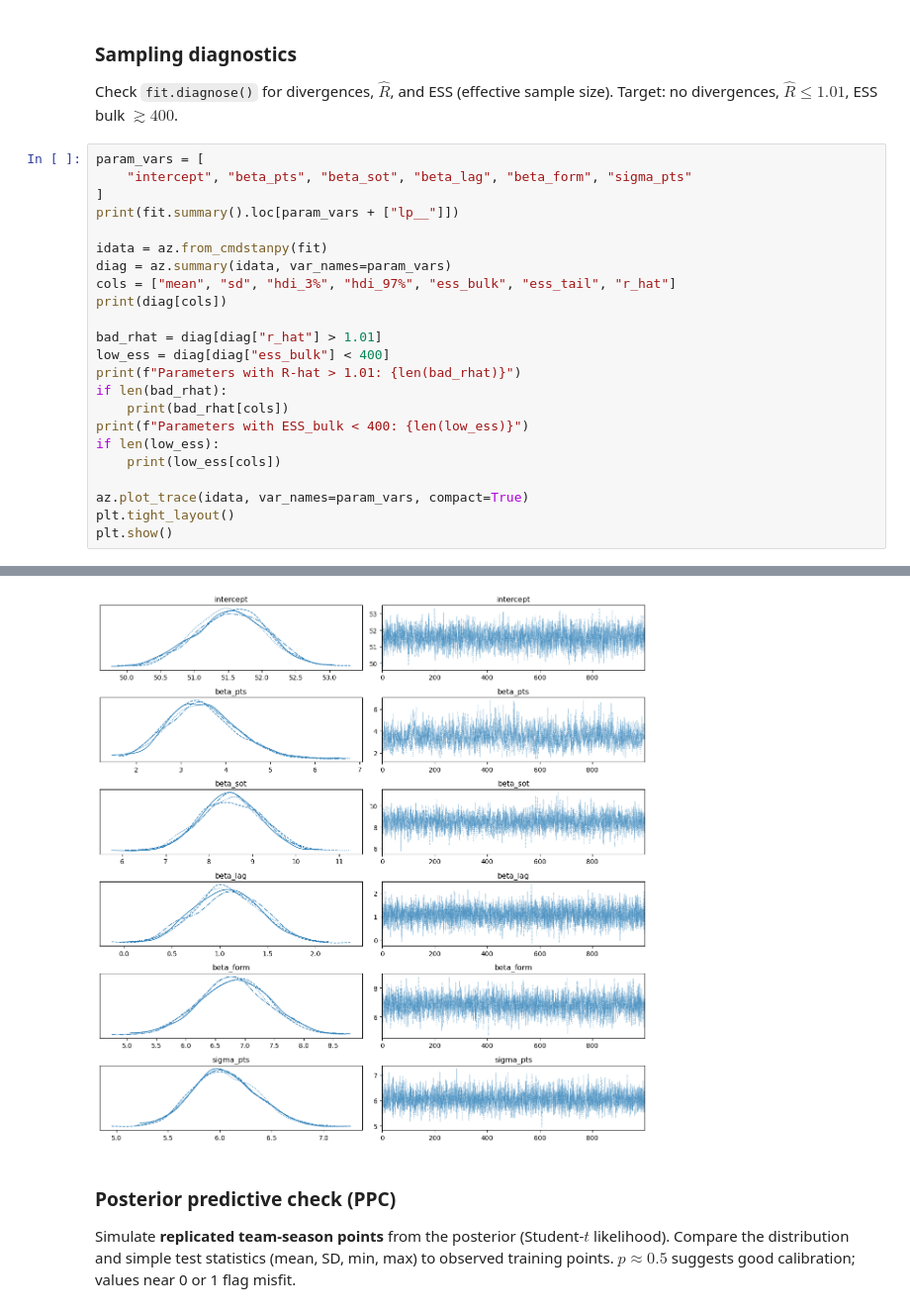
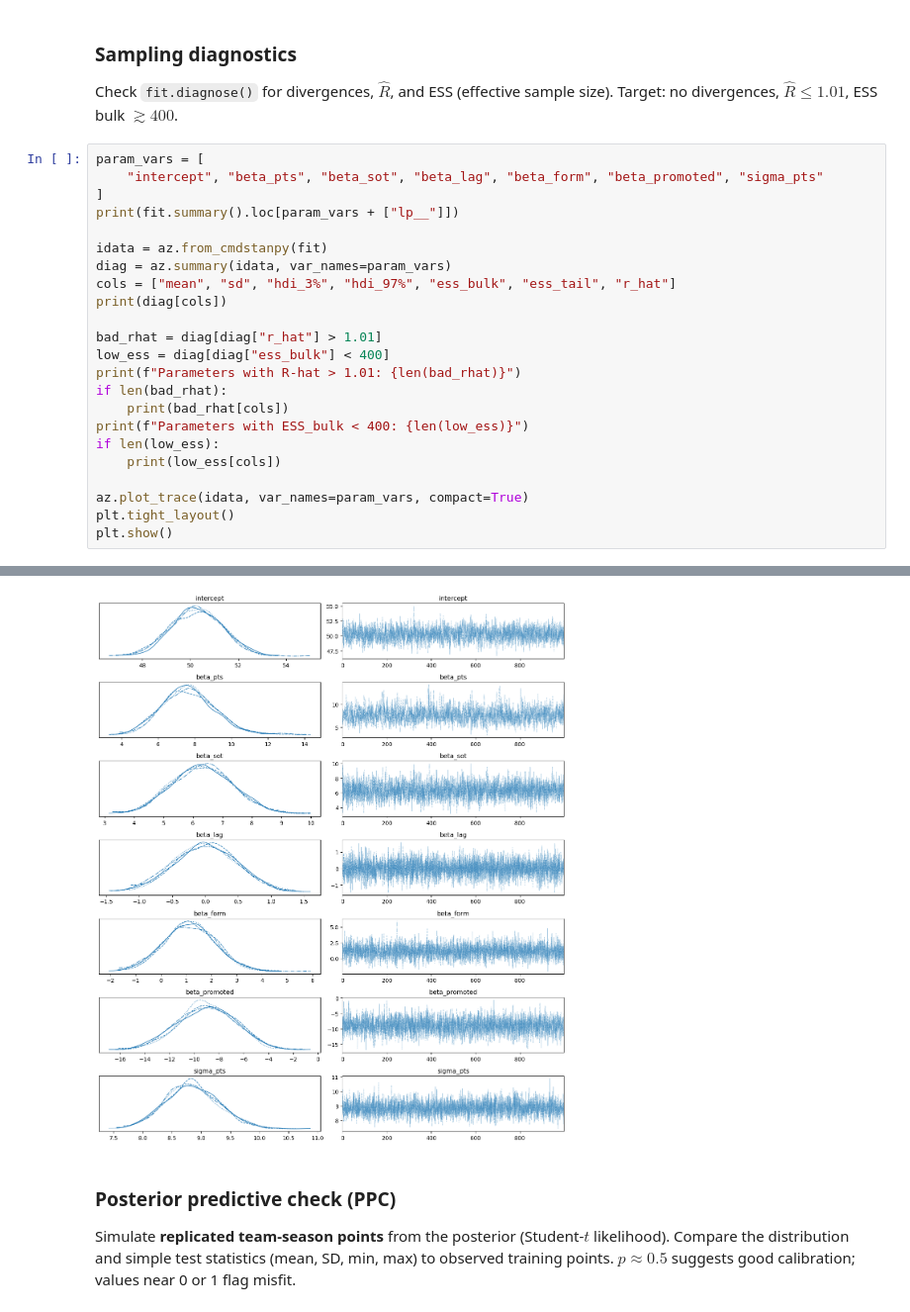
Before and after one commit to Geq0nek/DA_Project, a Jupyter notebook: 02_model1_poisson.ipynb, the cells around one changed output, grey strips where cells are left out. Shown at 99% size. Cells and saved outputs as stored; diff of their text form.

```diff
--- a/02_model1_poisson.ipynb
+++ b/02_model1_poisson.ipynb
@@ -191,7 +246,7 @@ Check `fit.diagnose()` for divergences, $\hat{R}$, and ESS (effective sample siz
 Target: no divergences, $\hat{R} \leq 1.01$, ESS bulk $\gtrsim 400$.
 # %%
 param_vars = [
-    "intercept", "beta_pts", "beta_sot", "beta_lag", "beta_form", "sigma_pts"
+    "intercept", "beta_pts", "beta_sot", "beta_lag", "beta_form", "beta_promoted", "sigma_pts"
 ]
 print(fit.summary().loc[param_vars + ["lp__"]])
 
@@ -231,6 +286,6 @@ sigma_pts   6.052  0.317   5.494    6.676    4134.0    3086.0    1.0
 Parameters with R-hat > 1.01: 0
 Parameters with ESS_bulk < 400: 0
-[figure, old version]
+[figure, new version]
 # %% [markdown]
 ### Posterior predictive check (PPC)
 
```
Also changed, not shown: parts of 12 cells of this notebook, 9 other files.
